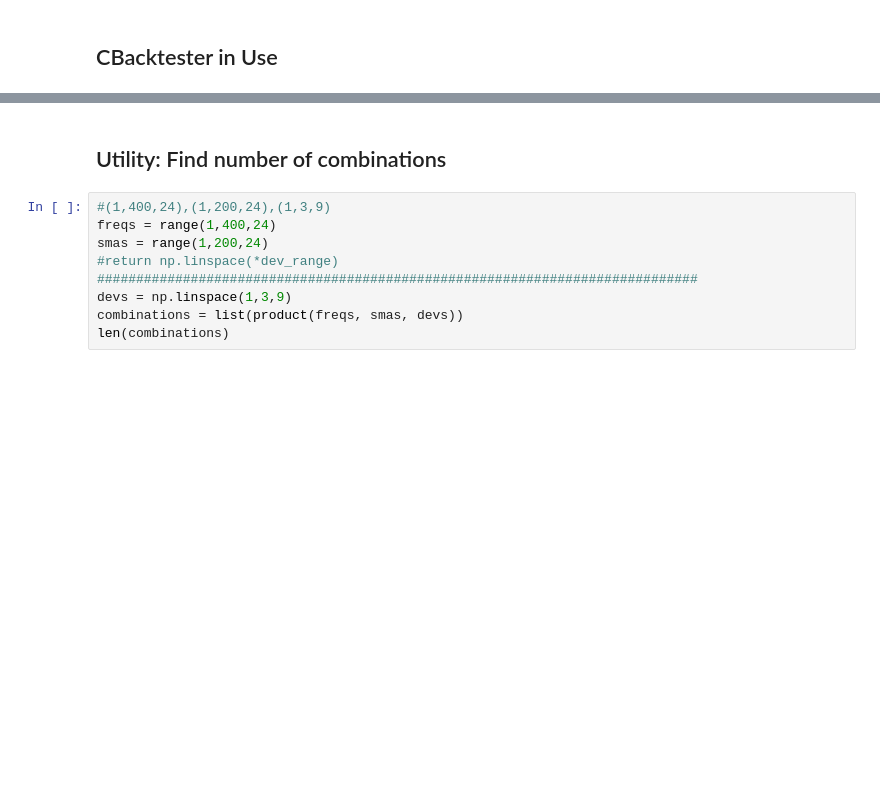
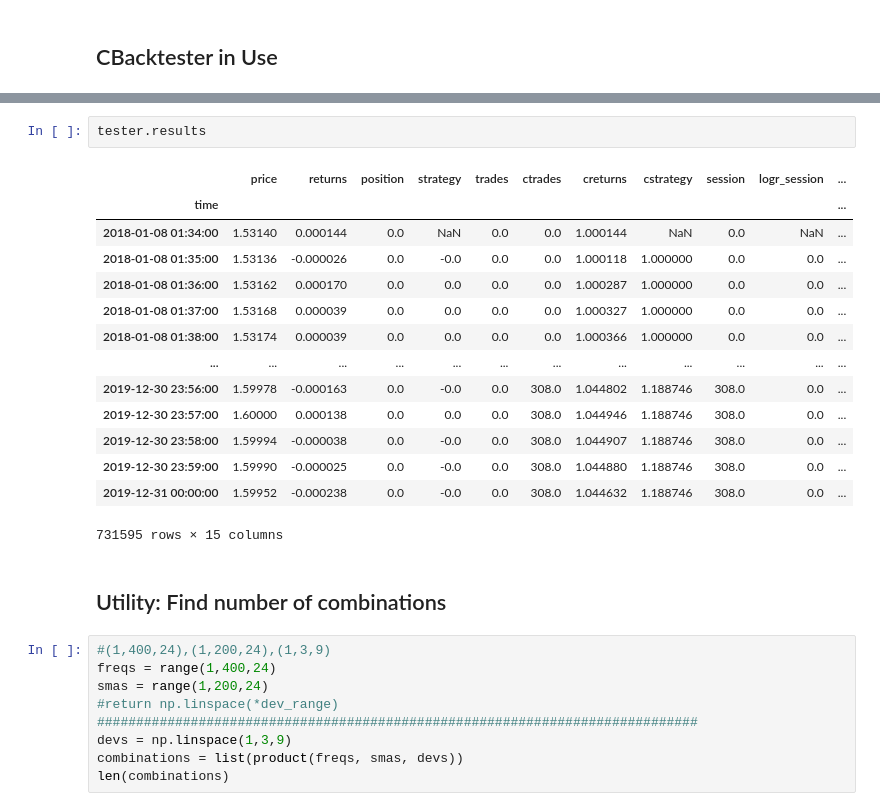
Before and after one commit to pianofreq/hagmann-perf-opt-course, a Jupyter notebook: PerfOptCourse/Section_1/CBacktester-RTM-for-Oanda.ipynb, the cells around one changed output, grey strips where cells are left out. Drawn from its saved outputs; the diff is of its cells as text; blank space fills up the shorter version.

```diff
--- a/PerfOptCourse/Section_1/CBacktester-RTM-for-Oanda.ipynb
+++ b/PerfOptCourse/Section_1/CBacktester-RTM-for-Oanda.ipynb
@@ -485,3 +486,20 @@ Kelly Criterion:             2.251164
+# %%
+tester.results
+# %% [output]
+|  | price | returns | position | strategy | trades | ctrades | creturns | cstrategy | session | logr_session | ... |
+| time |  |  |  |  |  |  |  |  |  |  | ... |
+| 2018-01-08 01:34:00 | 1.53140 | 0.000144 | 0.0 | NaN | 0.0 | 0.0 | 1.000144 | NaN | 0.0 | NaN | ... |
+| 2018-01-08 01:35:00 | 1.53136 | -0.000026 | 0.0 | -0.0 | 0.0 | 0.0 | 1.000118 | 1.000000 | 0.0 | 0.0 | ... |
+| 2018-01-08 01:36:00 | 1.53162 | 0.000170 | 0.0 | 0.0 | 0.0 | 0.0 | 1.000287 | 1.000000 | 0.0 | 0.0 | ... |
+| 2018-01-08 01:37:00 | 1.53168 | 0.000039 | 0.0 | 0.0 | 0.0 | 0.0 | 1.000327 | 1.000000 | 0.0 | 0.0 | ... |
+| 2018-01-08 01:38:00 | 1.53174 | 0.000039 | 0.0 | 0.0 | 0.0 | 0.0 | 1.000366 | 1.000000 | 0.0 | 0.0 | ... |
+| ... | ... | ... | ... | ... | ... | ... | ... | ... | ... | ... | ... |
+| 2019-12-30 23:56:00 | 1.59978 | -0.000163 | 0.0 | -0.0 | 0.0 | 308.0 | 1.044802 | 1.188746 | 308.0 | 0.0 | ... |
+| 2019-12-30 23:57:00 | 1.60000 | 0.000138 | 0.0 | 0.0 | 0.0 | 308.0 | 1.044946 | 1.188746 | 308.0 | 0.0 | ... |
+| 2019-12-30 23:58:00 | 1.59994 | -0.000038 | 0.0 | -0.0 | 0.0 | 308.0 | 1.044907 | 1.188746 | 308.0 | 0.0 | ... |
+| 2019-12-30 23:59:00 | 1.59990 | -0.000025 | 0.0 | -0.0 | 0.0 | 308.0 | 1.044880 | 1.188746 | 308.0 | 0.0 | ... |
+| 2019-12-31 00:00:00 | 1.59952 | -0.000238 | 0.0 | -0.0 | 0.0 | 308.0 | 1.044632 | 1.188746 | 308.0 | 0.0 | ... |
+731595 rows × 15 columns
 # %% [markdown]
 ## Utility: Find number of combinations
 # %%
```
Also changed, not shown: parts of 8 cells of this notebook.
